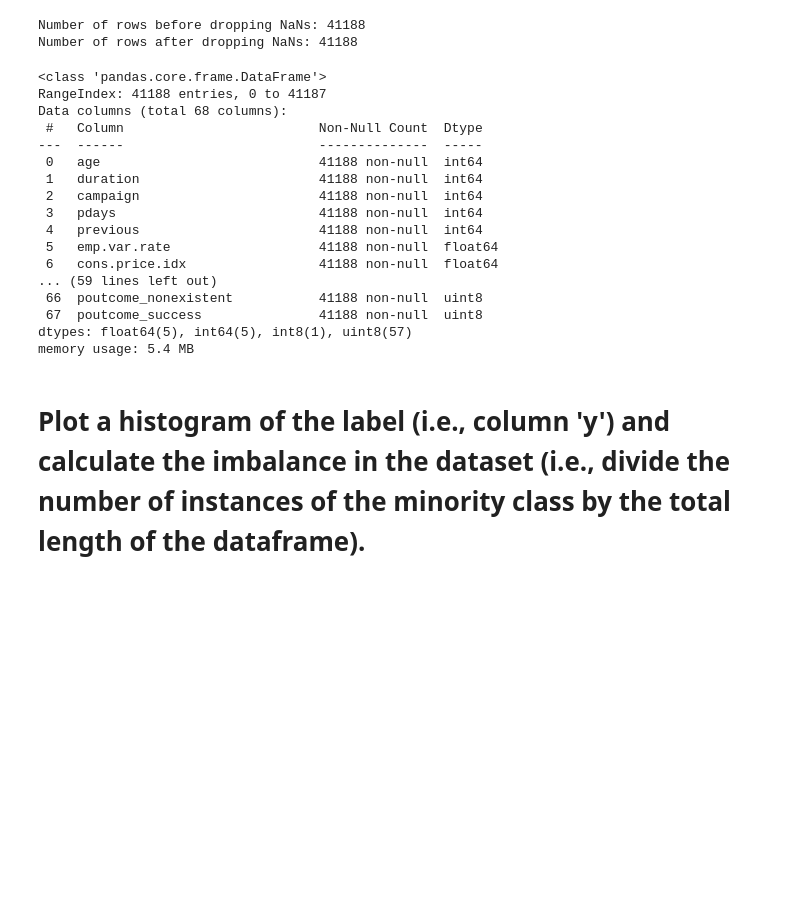
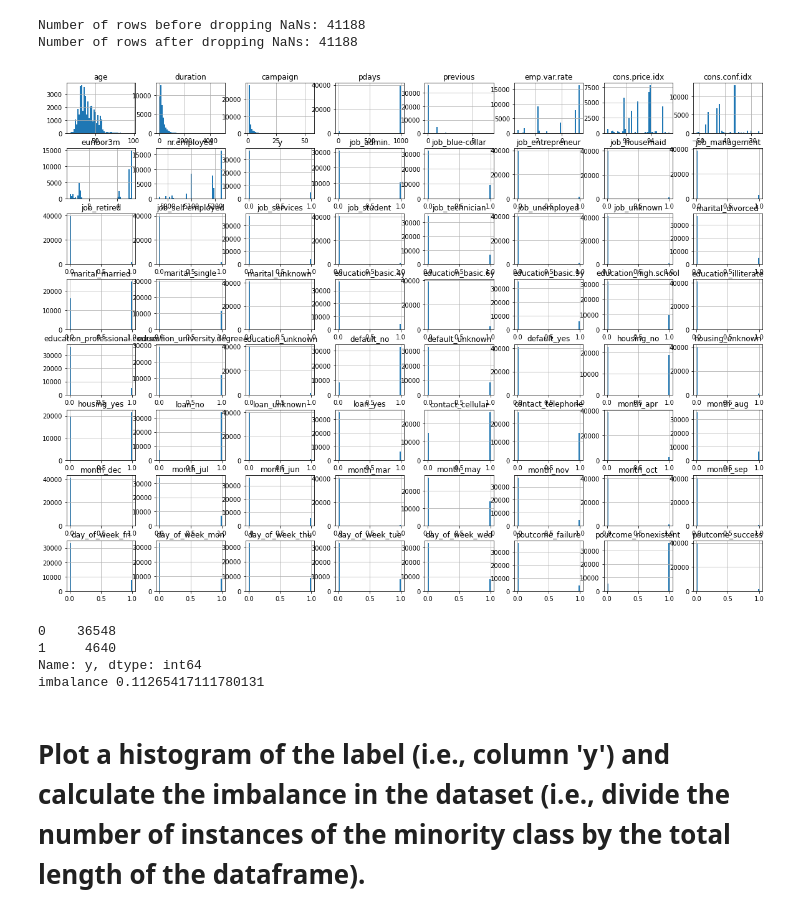
Before and after one commit to prishilevant/ce888, a Jupyter notebook: lab_3/bank_classification.ipynb, the cells around one changed output. Drawn from its saved outputs; the diff is of its cells as text; code cells hidden in the pictures; blank space fills up the shorter version.

```diff
--- a/lab_3/bank_classification.ipynb
+++ b/lab_3/bank_classification.ipynb
@@ -60,0 +57,4 @@ Data preprocessing:
+# %%
+# Use LabelEncoder to convert the label into numbers.
+df[['y']] = df[['y']].apply(LabelEncoder().fit_transform)
+df['y']
@@ -60,0 +74,4 @@ Data preprocessing:
+# %%
+# Perform one-hot encoding on the categorical features using df_dummies = pd.get_dummies(df)
+df = pd.get_dummies(df)
+df
@@ -61,3 +92,3 @@ Data preprocessing:
 # %%
-#3
-df.drop(['duration'], axis=1)
+# Column "duration" must be deleted
+df = df.drop(['duration'], axis=1)
@@ -116,26 +121,21 @@ print("Number of rows after dropping NaNs: %d" % len(df))
 # %% [output]
 Number of rows before dropping NaNs: 41188
 Number of rows after dropping NaNs: 41188
-# %%
-df_dummies.info()
-# %% [output]
-<class 'pandas.core.frame.DataFrame'>
-RangeIndex: 41188 entries, 0 to 41187
-Data columns (total 68 columns):
- #   Column                         Non-Null Count  Dtype
----  ------                         --------------  -----
- 0   age                            41188 non-null  int64
- 1   duration                       41188 non-null  int64
- 2   campaign                       41188 non-null  int64
- 3   pdays                          41188 non-null  int64
- 4   previous                       41188 non-null  int64
- 5   emp.var.rate                   41188 non-null  float64
- 6   cons.price.idx                 41188 non-null  float64
-... (59 lines left out)
- 66  poutcome_nonexistent           41188 non-null  uint8
- 67  poutcome_success               41188 non-null  uint8
-dtypes: float64(5), int64(5), int8(1), uint8(57)
-memory usage: 5.4 MB
+# %%
+# Plot a histogram of the label (i.e., column 'y') and calculate the imbalance in the dataset
+
+_ = df.hist(bins=50, figsize=(20,15))
+# %% [output]
+[figure, added]
+# %%
+# (i.e., divide the number of instances of the minority class by the total length of the dataframe).
+print(df['y'].value_counts())
+print(f'imbalance', 4640/(41188))
+# %% [output]
+0    36548
+1     4640
+Name: y, dtype: int64
+imbalance 0.11265417111780131
 # %% [markdown]
 # Plot a histogram of the label (i.e., column 'y') and calculate the imbalance in the dataset (i.e., divide the number of instances of the minority class by the total length of the dataframe).
 # %%
```
Also changed, not shown: parts of 48 cells of this notebook.
